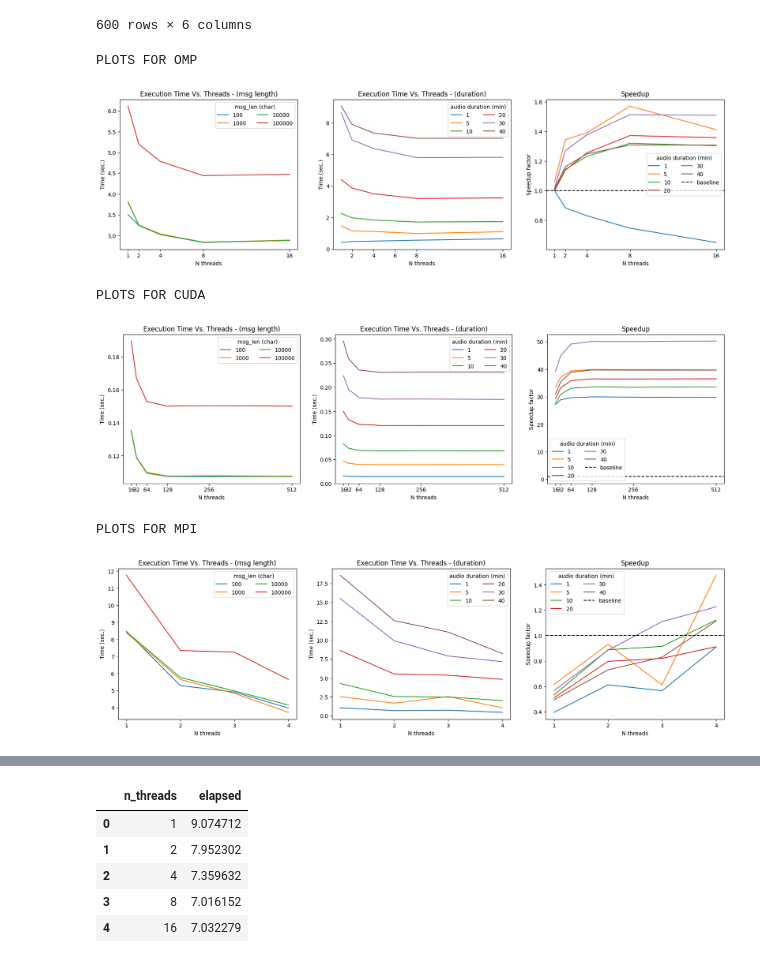
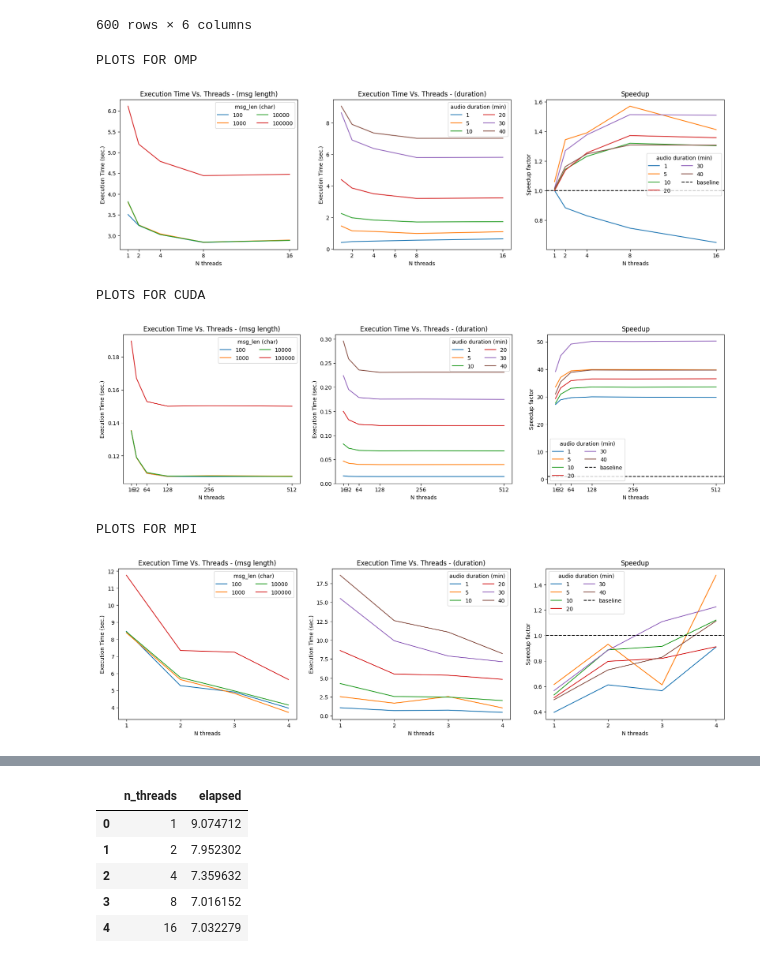
Before and after one commit to ermahechap/Distribuidos2023, a Jupyter notebook: 00 Results/result_analysis.ipynb, the cells around one changed output, grey strips where cells are left out. Cells and saved outputs as stored; diff of their text form; code cells hidden in the pictures.

```diff
--- a/00 Results/result_analysis.ipynb
+++ b/00 Results/result_analysis.ipynb
@@ -76,7 +76,7 @@ fig, axs = plt.subplots(nrows=1, ncols=3, figsize=(20,5));
 plot_time(df[df['elapsed'] != -1], 'n_threads', 'elapsed', 'msg_len', ax=axs[0])
 axs[0].set_title('Execution Time Vs. Threads - (msg length)')
 axs[0].set_xlabel('N threads');
-axs[0].set_ylabel('Time (sec.)')
+axs[0].set_ylabel('Execution Time (sec.)')
 axs[0].set_xticks(ticks)
 axs[0].legend(title='msg_len (char)', ncols=2)
 
@@ -84,7 +84,7 @@ axs[0].legend(title='msg_len (char)', ncols=2)
 plot_time(df[df['elapsed'] != -1], 'n_threads', 'elapsed', 'duration', ax=axs[1])
 axs[1].set_title('Execution Time Vs. Threads - (duration)')
 axs[1].set_xlabel('N threads');
-axs[1].set_ylabel('Time (sec.)')
+axs[1].set_ylabel('Execution Time (sec.)')
 axs[1].set_xticks([2, 4, 6, 8, 16])
 axs[1].legend(title='audio duration (min)', ncols=2)
 
@@ -111,7 +111,7 @@ fig, axs = plt.subplots(nrows=1, ncols=3, figsize=(20,5));
 plot_time(df[df['elapsed'] != -1], 'n_threads', 'elapsed', 'msg_len', ax=axs[0])
 axs[0].set_title('Execution Time Vs. Threads - (msg length)')
 axs[0].set_xlabel('N threads');
-axs[0].set_ylabel('Time (sec.)')
+axs[0].set_ylabel('Execution Time (sec.)')
 axs[0].set_xticks(ticks)
 axs[0].legend(title='msg_len (char)', ncols=2)
 
@@ -119,7 +119,7 @@ axs[0].legend(title='msg_len (char)', ncols=2)
 plot_time(df[df['elapsed'] != -1], 'n_threads', 'elapsed', 'duration', ax=axs[1])
 axs[1].set_title('Execution Time Vs. Threads - (duration)')
 axs[1].set_xlabel('N threads');
-axs[1].set_ylabel('Time (sec.)')
+axs[1].set_ylabel('Execution Time (sec.)')
 axs[1].set_xticks(ticks)
 axs[1].legend(title='audio duration (min)', ncols=2)
 
@@ -145,40 +145,40 @@ df = mpi_data
 fig, axs = plt.subplots(nrows=1, ncols=3, figsize=(20,5));
 plot_time(df[df['elapsed'] != -1], 'n_ranks', 'elapsed', 'msg_len', ax=axs[0])
 axs[0].set_title('Execution Time Vs. Threads - (msg length)')
 axs[0].set_xlabel('N threads');
-axs[0].set_ylabel('Time (sec.)')
+axs[0].set_ylabel('Execution Time (sec.)')
 axs[0].set_xticks(ticks)
 axs[0].legend(title='msg_len (char)', ncols=2)
 
 
 plot_time(df[df['elapsed'] != -1], 'n_ranks', 'elapsed', 'duration', ax=axs[1])
 axs[1].set_title('Execution Time Vs. Threads - (duration)')
 axs[1].set_xlabel('N threads');
-axs[1].set_ylabel('Time (sec.)')
+axs[1].set_ylabel('Execution Time (sec.)')
 axs[1].set_xticks(ticks)
 axs[1].legend(title='audio duration (min)', ncols=2)
 
 plot_speedup(
     df[df['elapsed'] != -1]
     , normal_data[normal_data['elapsed'] != -1]
     , 'n_ranks'
     , 'duration'
     , axs[2]
 )
 axs[2].set_title('Speedup')
 axs[2].set_xlabel('N threads');
 axs[2].set_ylabel('Speedup factor')
 axs[2].set_xticks(ticks)
 axs[2].legend(title='audio duration (min)', ncols=2)
 
 plt.show()
 # %% [output]
 PLOTS FOR OMP
-[figure, old version]
+[figure, new version]
 PLOTS FOR CUDA
-[figure, old version]
+[figure, new version]
 PLOTS FOR MPI
-[figure, old version]
+[figure, new version]
 # %%
 # Worst case comparison
 worst_msg_len = 100000
```
Also changed, not shown: parts of 1 cell of this notebook.
